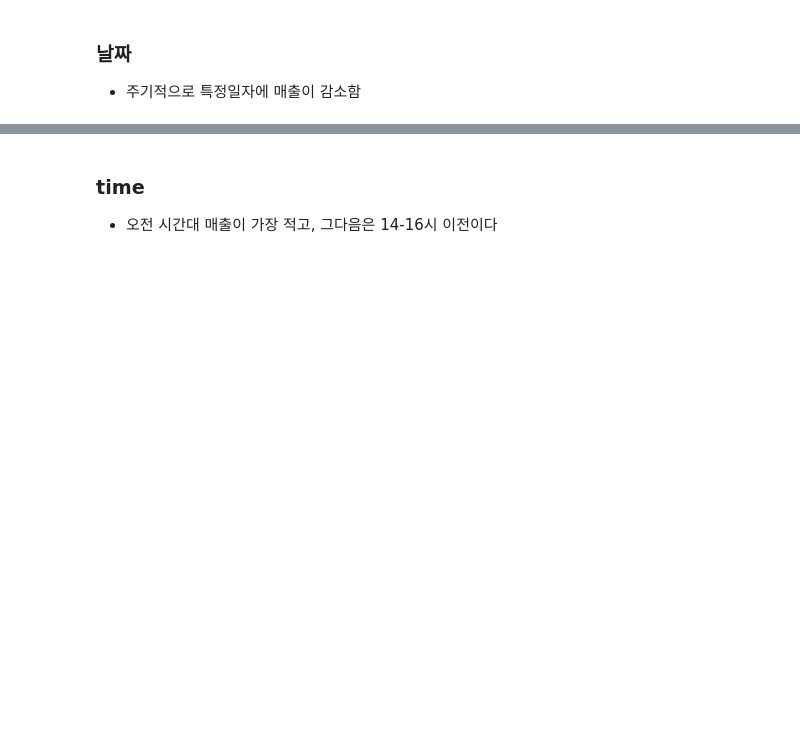
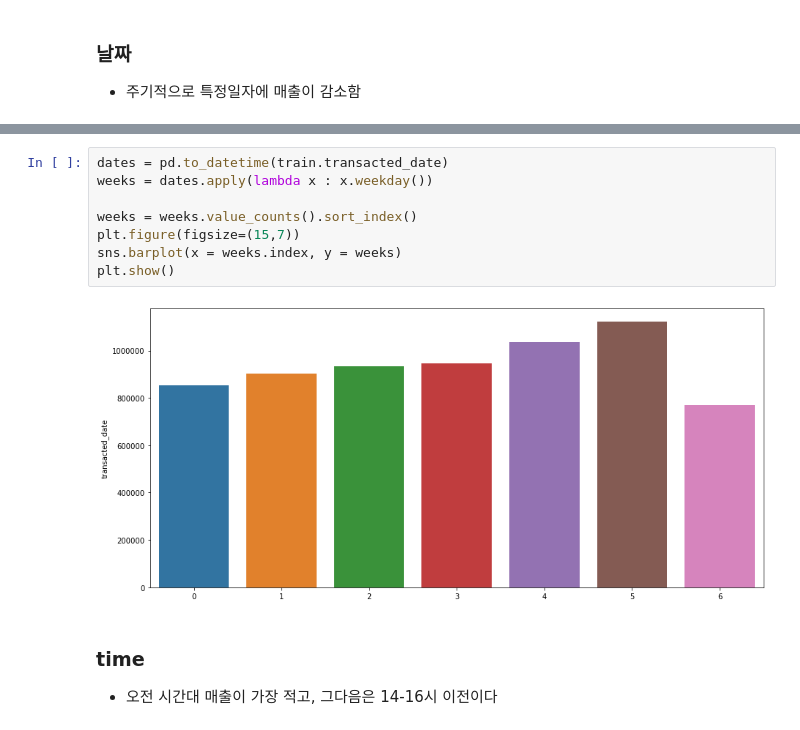
Before and after one commit to bbiyongel/Dacon_funda, a Jupyter notebook: EDA.ipynb, the cells around one changed output, grey strips where cells are left out. Drawn from its saved outputs; the diff is of its cells as text; blank space fills up the shorter version.

```diff
--- a/EDA.ipynb
+++ b/EDA.ipynb
@@ -67,3 +71,13 @@ To register the converters:
+# %%
+dates = pd.to_datetime(train.transacted_date)
+weeks = dates.apply(lambda x : x.weekday())
+
+weeks = weeks.value_counts().sort_index()
+plt.figure(figsize=(15,7))
+sns.barplot(x = weeks.index, y = weeks)
+plt.show()
+# %% [output]
+[figure, added]
 # %% [markdown]
 ### time
 * 오전 시간대 매출이 가장 적고, 그다음은 14-16시 이전이다
```
Also changed, not shown: parts of 4 cells of this notebook.
